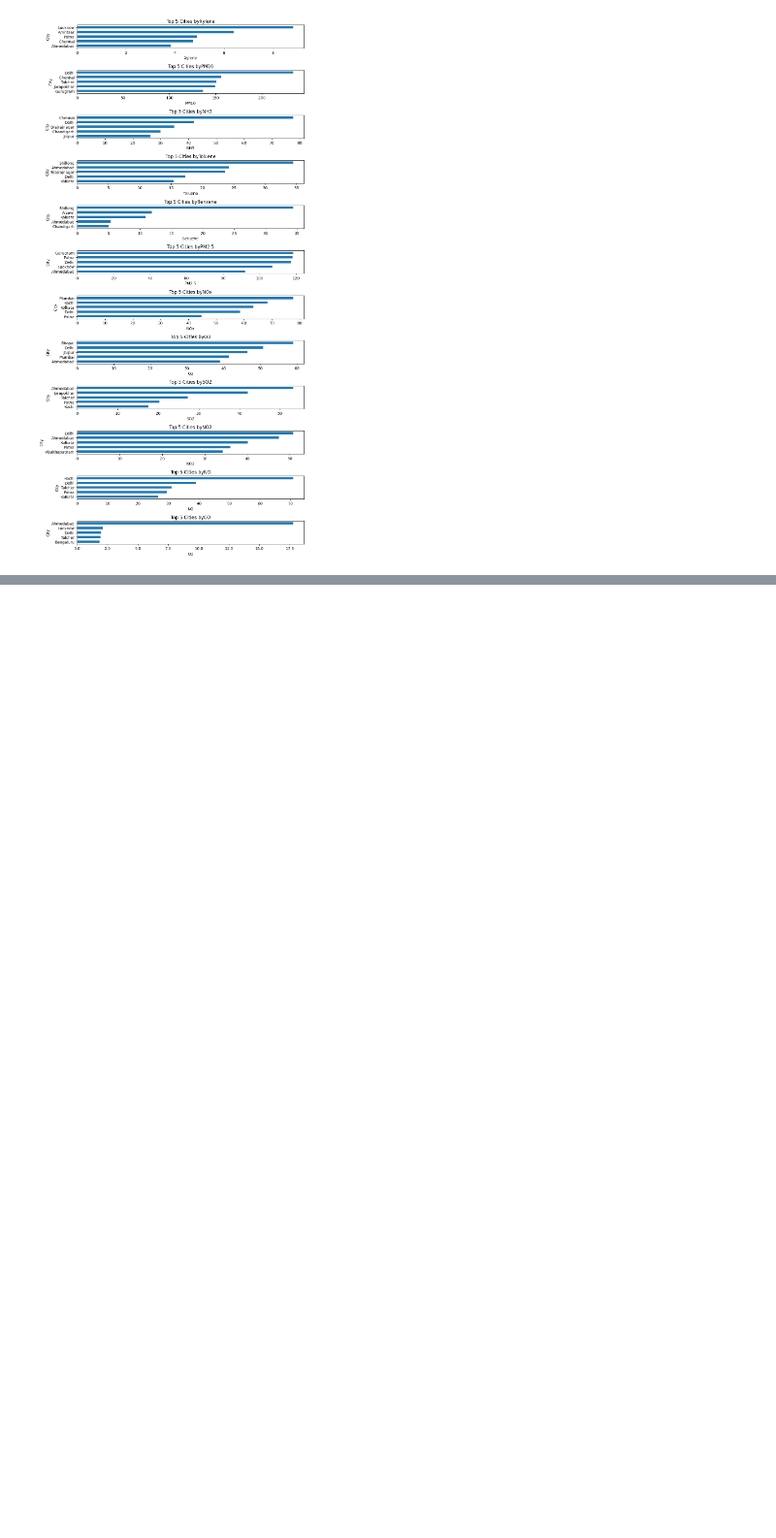
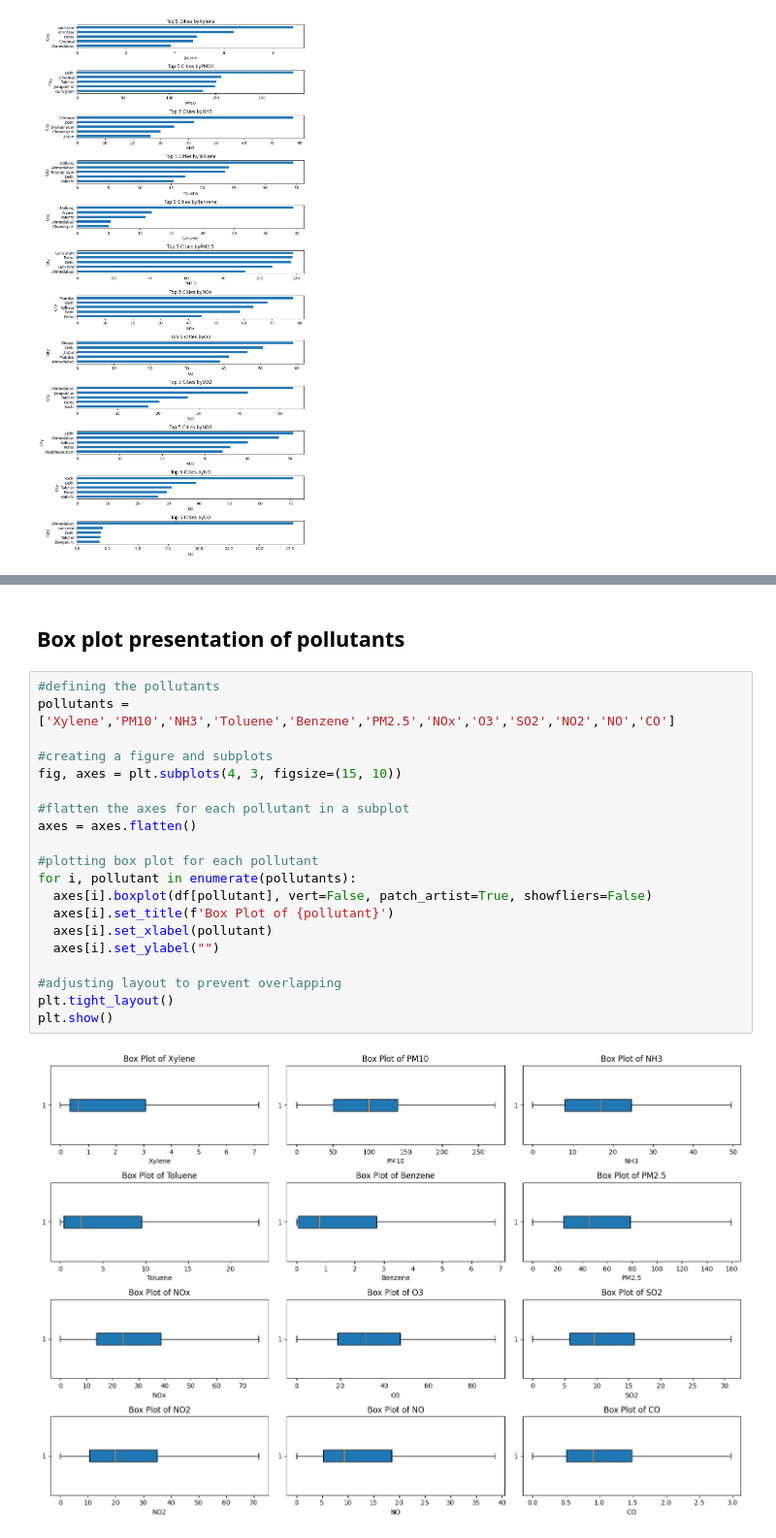
Before and after one commit to zukhrafarshadz-sudo/MyProject, a Jupyter notebook: ST20318986_CMP7005_Prac1.ipynb, the cells around one changed output, grey strips where cells are left out. Shown at 97% size. Drawn from its saved outputs; the diff is of its cells as text; blank space fills up the shorter version.

```diff
--- a/ST20318986_CMP7005_Prac1.ipynb
+++ b/ST20318986_CMP7005_Prac1.ipynb
@@ -728,0 +888,24 @@ plt.show()
+# %% [markdown]
+## Box plot presentation of pollutants
+# %%
+#defining the pollutants
+pollutants = ['Xylene','PM10','NH3','Toluene','Benzene','PM2.5','NOx','O3','SO2','NO2','NO','CO']
+
+#creating a figure and subplots
+fig, axes = plt.subplots(4, 3, figsize=(15, 10))
+
+#flatten the axes for each pollutant in a subplot
+axes = axes.flatten()
+
+#plotting box plot for each pollutant
+for i, pollutant in enumerate(pollutants):
+  axes[i].boxplot(df[pollutant], vert=False, patch_artist=True, showfliers=False)
+  axes[i].set_title(f'Box Plot of {pollutant}')
+  axes[i].set_xlabel(pollutant)
+  axes[i].set_ylabel("")
+
+#adjusting layout to prevent overlapping
+plt.tight_layout()
+plt.show()
+# %% [output]
+[figure, added]
```
Also changed, not shown: parts of 36 cells of this notebook.
